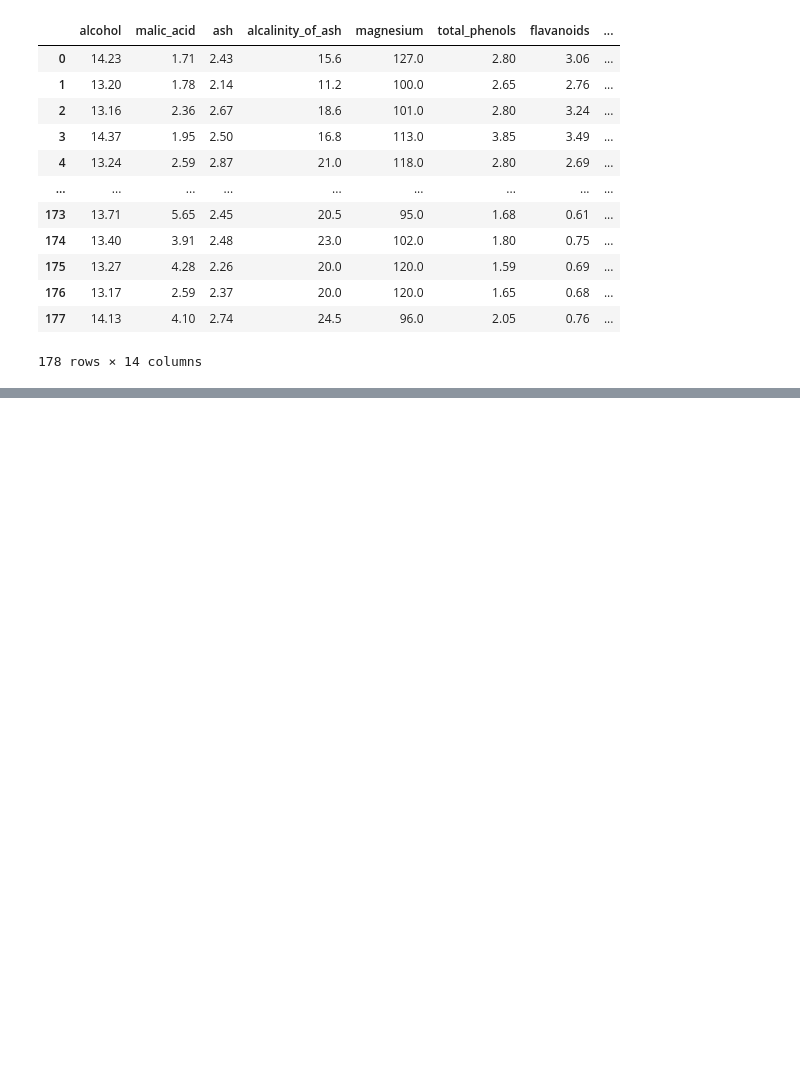
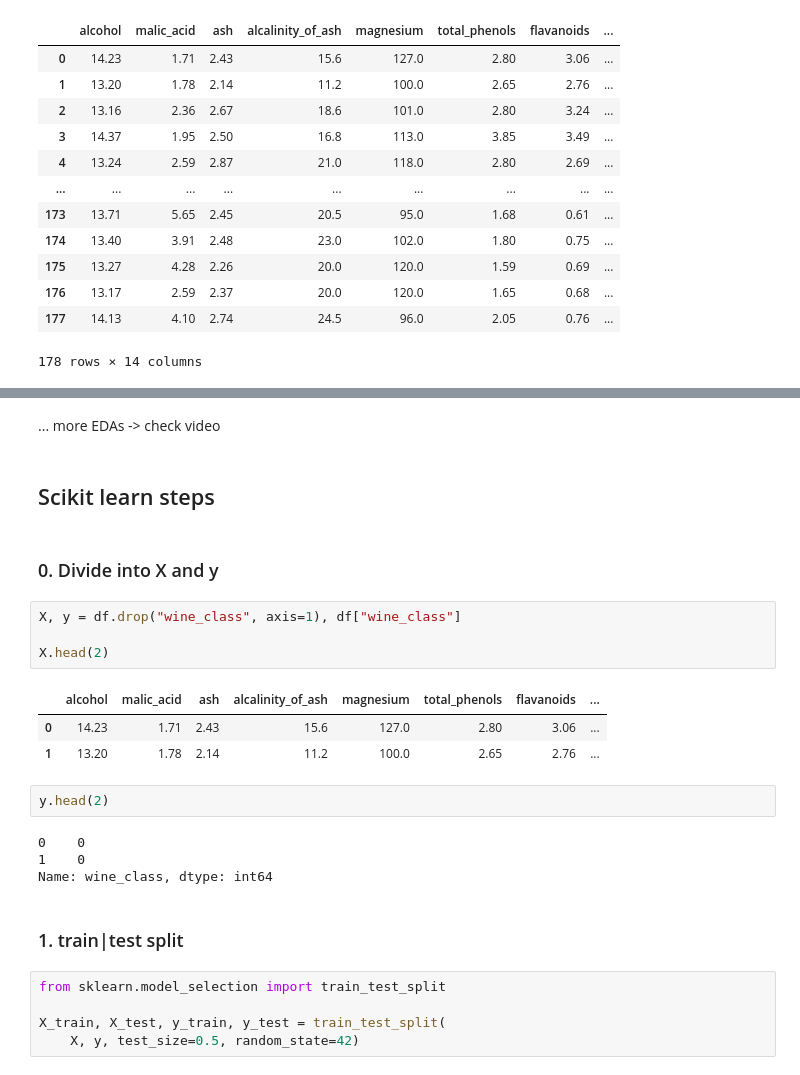
Before and after one commit to omeraytug/machine_learning_omeraytug_mlops25, a Jupyter notebook: code-alongs/05_knn/knn.ipynb, the cells around one changed output, grey strips where cells are left out. Cells and saved outputs as stored; diff of their text form; blank space fills up the shorter version.

```diff
--- a/code-alongs/05_knn/knn.ipynb
+++ b/code-alongs/05_knn/knn.ipynb
@@ -54,0 +75,27 @@ df
+# %% [markdown]
+... more EDAs -> check video
+# %% [markdown]
+## Scikit learn steps
+# %% [markdown]
+### 0. Divide into X and y
+# %%
+X, y = df.drop("wine_class", axis=1), df["wine_class"]
+
+X.head(2)
+# %% [output]
+|  | alcohol | malic_acid | ash | alcalinity_of_ash | magnesium | total_phenols | flavanoids | ... |
+| 0 | 14.23 | 1.71 | 2.43 | 15.6 | 127.0 | 2.80 | 3.06 | ... |
+| 1 | 13.20 | 1.78 | 2.14 | 11.2 | 100.0 | 2.65 | 2.76 | ... |
+# %%
+y.head(2)
+# %% [output]
+0    0
+1    0
+Name: wine_class, dtype: int64
+# %% [markdown]
+### 1. train|test split
+# %%
+from sklearn.model_selection import train_test_split
+
+X_train, X_test, y_train, y_test = train_test_split(
+    X, y, test_size=0.5, random_state=42)
```
Also changed, not shown: parts of 10 cells of this notebook.
